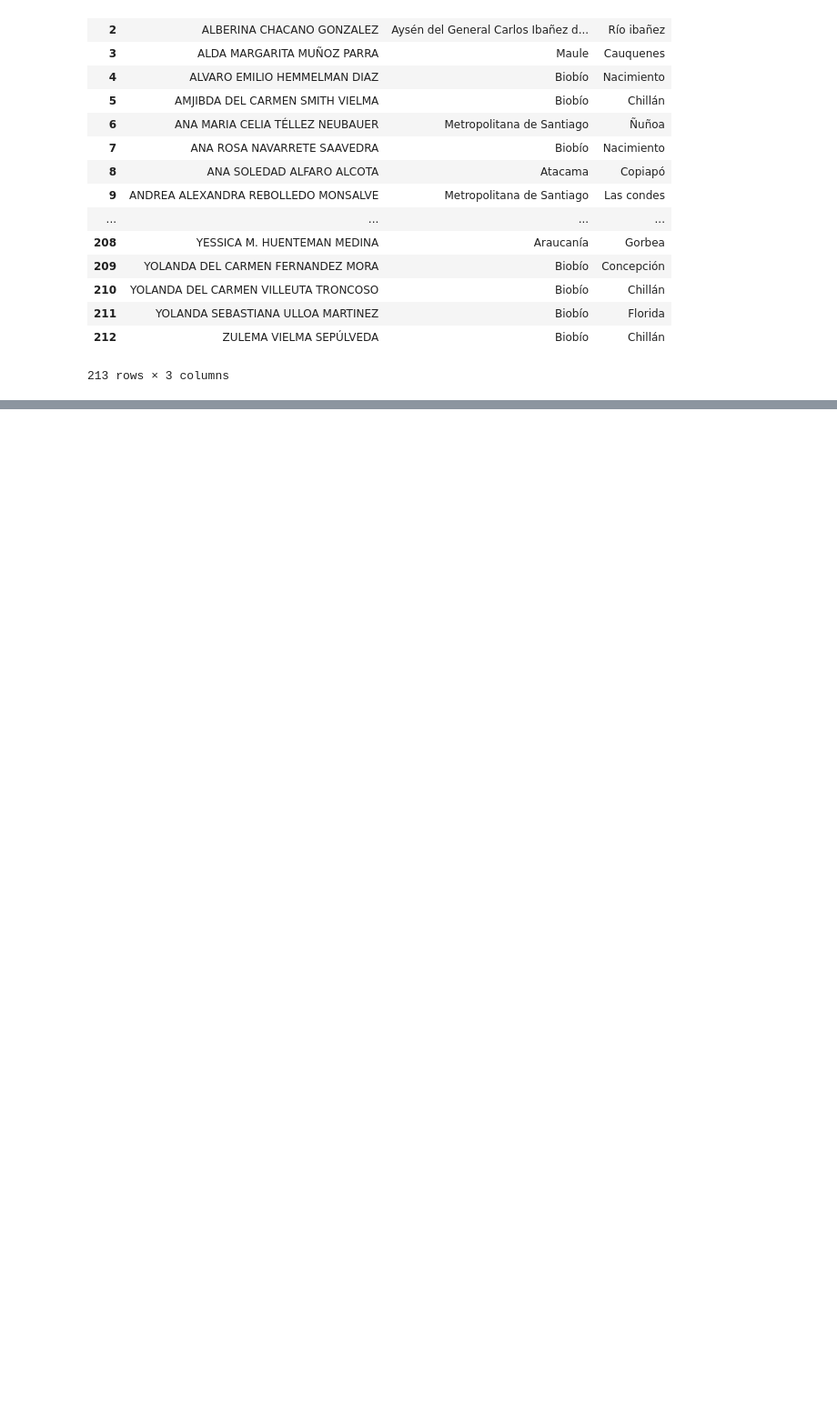
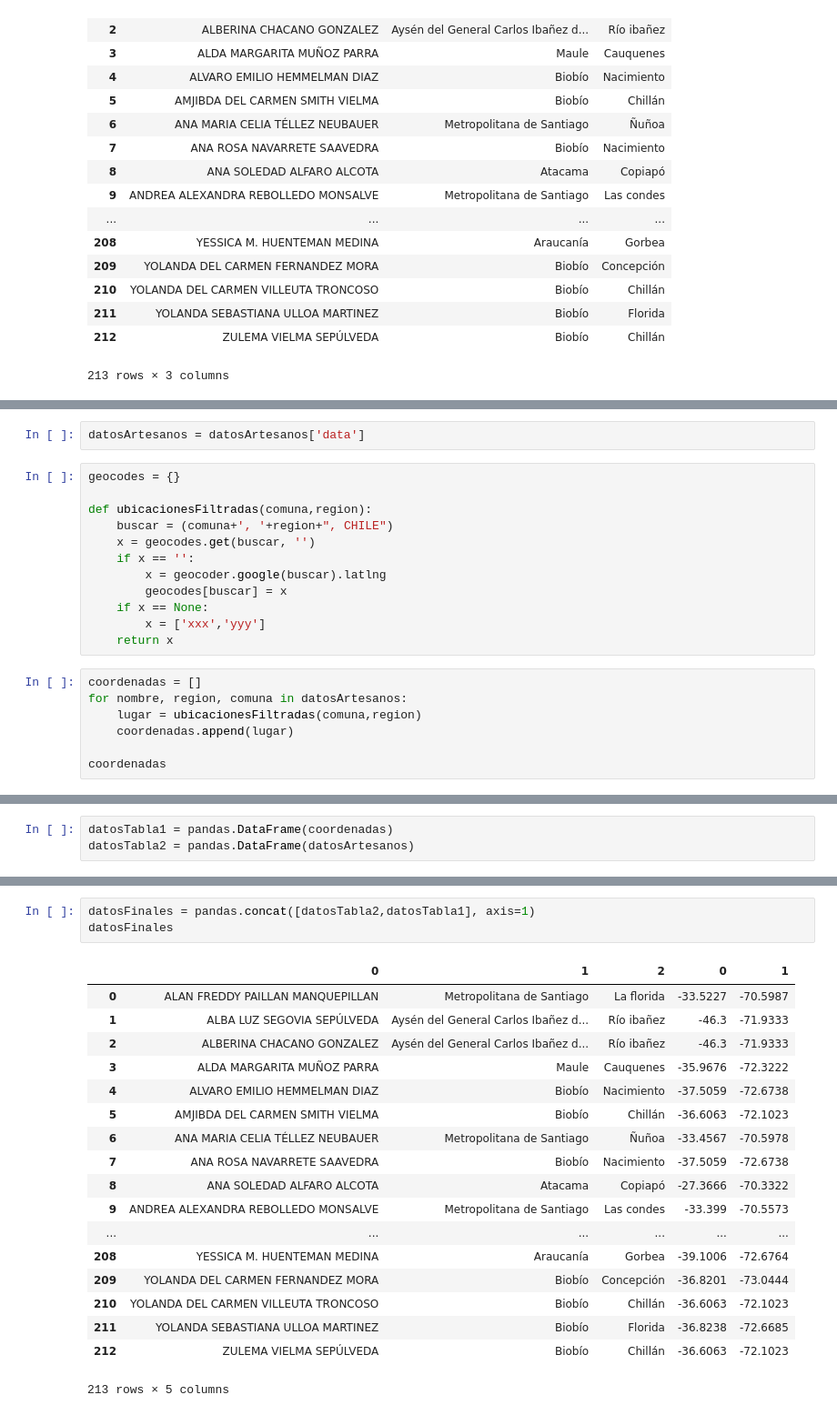
Before and after one commit to josemagr95/Jose_Gomez, a Jupyter notebook: ARTESANOS BROWSER SEARCH.ipynb, the cells around one changed output, grey strips where cells are left out. Shown at 91% size. Cells and saved outputs as stored; diff of their text form; blank space fills up the shorter version.

```diff
--- a/ARTESANOS BROWSER SEARCH.ipynb
+++ b/ARTESANOS BROWSER SEARCH.ipynb
@@ -198,0 +202,21 @@ datosArtesanos
+# %%
+datosArtesanos = datosArtesanos['data']
+# %%
+geocodes = {}
+
+def ubicacionesFiltradas(comuna,region):
+    buscar = (comuna+', '+region+", CHILE")
+    x = geocodes.get(buscar, '')
+    if x == '':
+        x = geocoder.google(buscar).latlng
+        geocodes[buscar] = x
+    if x == None:
+        x = ['xxx','yyy']
+    return x
+# %%
+coordenadas = []
+for nombre, region, comuna in datosArtesanos:
+    lugar = ubicacionesFiltradas(comuna,region)
+    coordenadas.append(lugar)
+
+coordenadas
@@ -198,0 +241,3 @@ datosArtesanos
+# %%
+datosTabla1 = pandas.DataFrame(coordenadas)
+datosTabla2 = pandas.DataFrame(datosArtesanos)
@@ -198,0 +262,22 @@ datosArtesanos
+# %%
+datosFinales = pandas.concat([datosTabla2,datosTabla1], axis=1)
+datosFinales
+# %% [output]
+|  | 0 | 1 | 2 | 0 | 1 |
+| 0 | ALAN FREDDY PAILLAN MANQUEPILLAN | Metropolitana de Santiago | La florida | -33.5227 | -70.5987 |
+| 1 | ALBA LUZ SEGOVIA SEPÚLVEDA | Aysén del General Carlos Ibañez d... | Río ibañez | -46.3 | -71.9333 |
+| 2 | ALBERINA CHACANO GONZALEZ | Aysén del General Carlos Ibañez d... | Río ibañez | -46.3 | -71.9333 |
+| 3 | ALDA MARGARITA MUÑOZ PARRA | Maule | Cauquenes | -35.9676 | -72.3222 |
+| 4 | ALVARO EMILIO HEMMELMAN DIAZ | Biobío | Nacimiento | -37.5059 | -72.6738 |
+| 5 | AMJIBDA DEL CARMEN SMITH VIELMA | Biobío | Chillán | -36.6063 | -72.1023 |
+| 6 | ANA MARIA CELIA TÉLLEZ NEUBAUER | Metropolitana de Santiago | Ñuñoa | -33.4567 | -70.5978 |
+| 7 | ANA ROSA NAVARRETE SAAVEDRA | Biobío | Nacimiento | -37.5059 | -72.6738 |
+| 8 | ANA SOLEDAD ALFARO ALCOTA | Atacama | Copiapó | -27.3666 | -70.3322 |
+| 9 | ANDREA ALEXANDRA REBOLLEDO MONSALVE | Metropolitana de Santiago | Las condes | -33.399 | -70.5573 |
+| ... | ... | ... | ... | ... | ... |
+| 208 | YESSICA M. HUENTEMAN MEDINA | Araucanía | Gorbea | -39.1006 | -72.6764 |
+| 209 | YOLANDA DEL CARMEN FERNANDEZ MORA | Biobío | Concepción | -36.8201 | -73.0444 |
+| 210 | YOLANDA DEL CARMEN VILLEUTA TRONCOSO | Biobío | Chillán | -36.6063 | -72.1023 |
+| 211 | YOLANDA SEBASTIANA ULLOA MARTINEZ | Biobío | Florida | -36.8238 | -72.6685 |
+| 212 | ZULEMA VIELMA SEPÚLVEDA | Biobío | Chillán | -36.6063 | -72.1023 |
+213 rows × 5 columns
```
Also changed, not shown: parts of 9 cells of this notebook.
